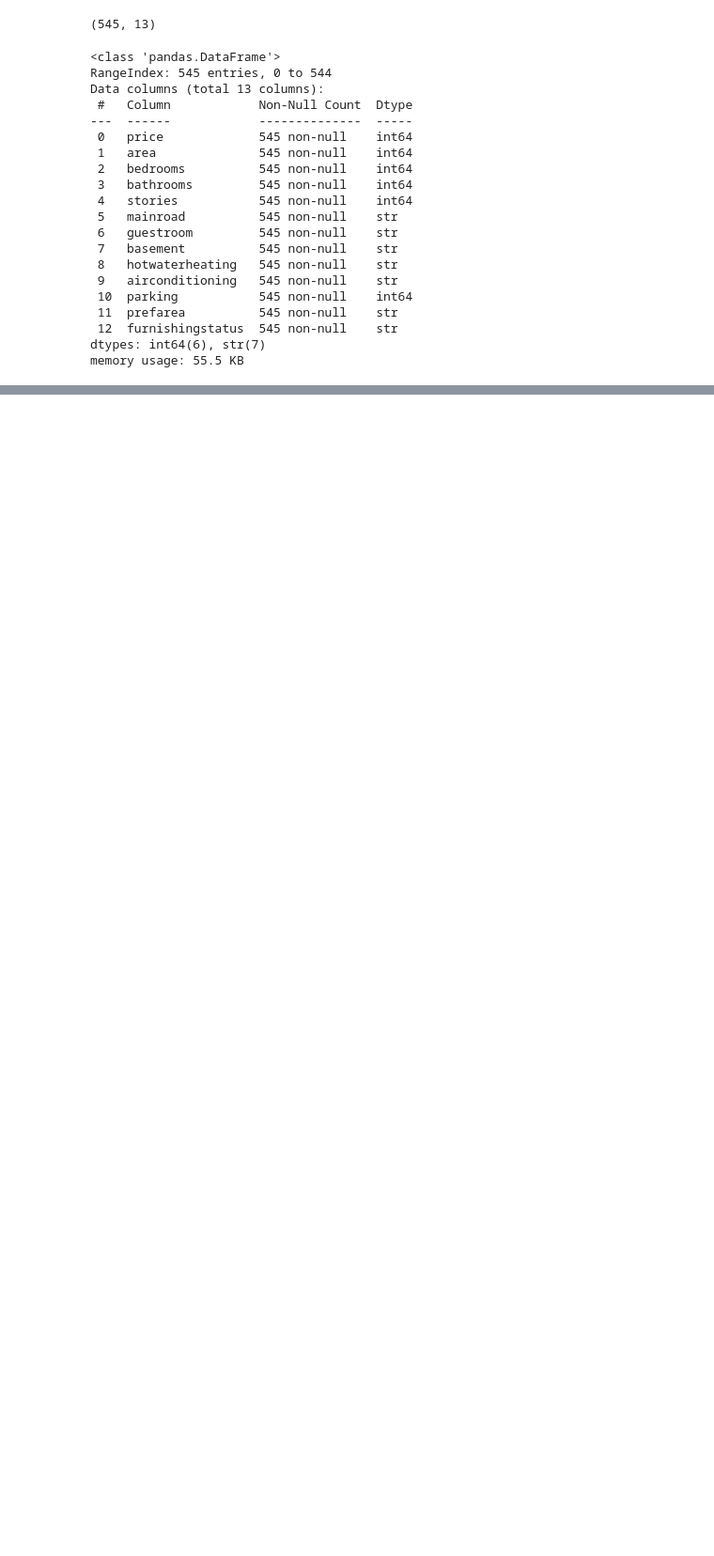
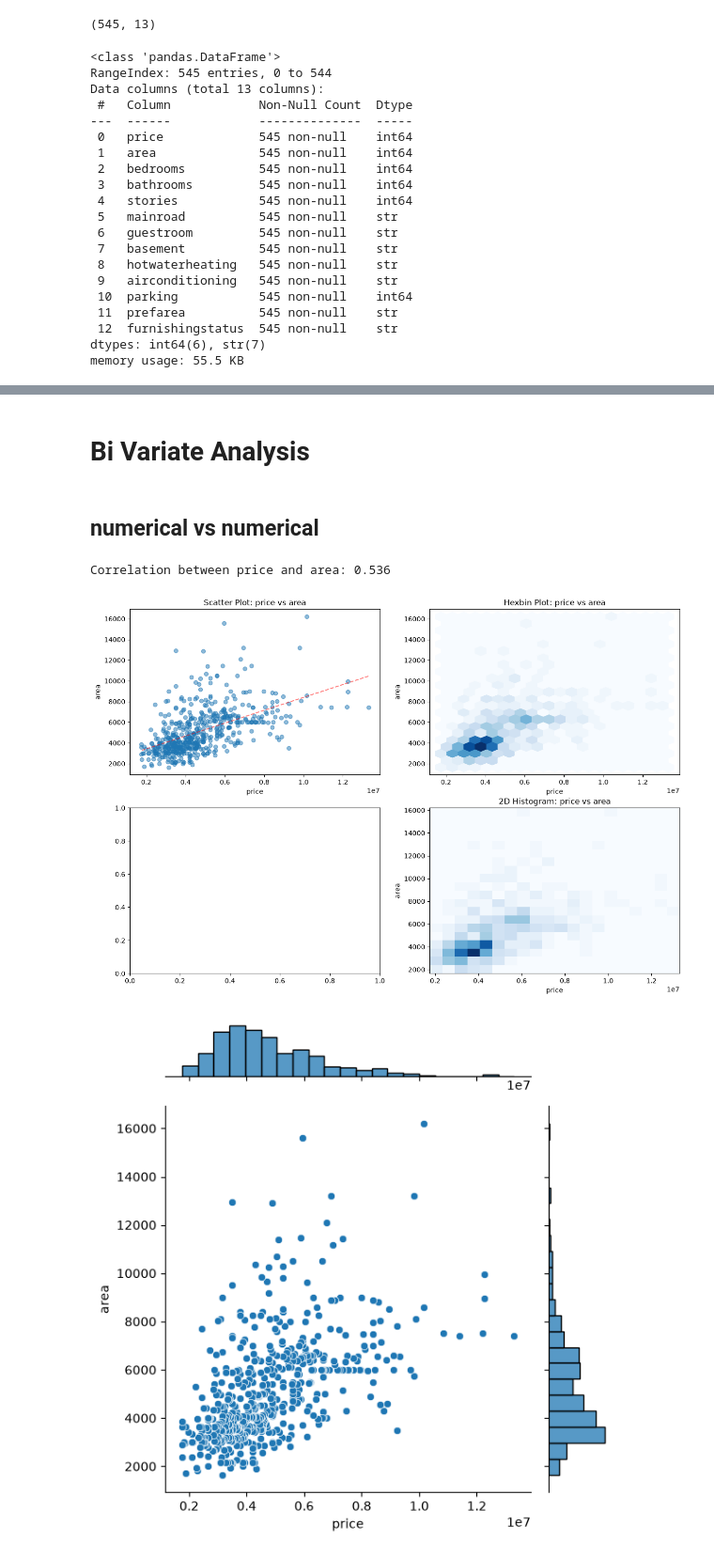
Before and after one commit to mashfiulislam12-glitch/end-to-end-ml-project, a Jupyter notebook: notebook/eda_feature.ipynb, the cells around one changed output, grey strips where cells are left out. Shown at 94% size. Saved outputs shown, nothing was run; the diff lists cells and outputs as text; code cells hidden in the pictures; blank space fills up the shorter version.

```diff
--- a/notebook/eda_feature.ipynb
+++ b/notebook/eda_feature.ipynb
@@ -45,0 +372,4 @@ memory usage: 55.5 KB
+# %% [markdown]
+# Bi Variate Analysis
+# %% [markdown]
+## numerical vs numerical
@@ -45,0 +416,10 @@ memory usage: 55.5 KB
+# %%
+for i in range(len(num_cols)):
+    for j in range(i+1,len(num_cols)):
+        col1=num_cols[i]
+        col2=num_cols[j]
+        analyze_numerical_pair(df,col1,col2)
+# %% [output]
+Correlation between price and area: 0.536
+[figure, added]
+[figure, added]
```
Also changed, not shown: parts of 19 cells of this notebook, 10 other files.
